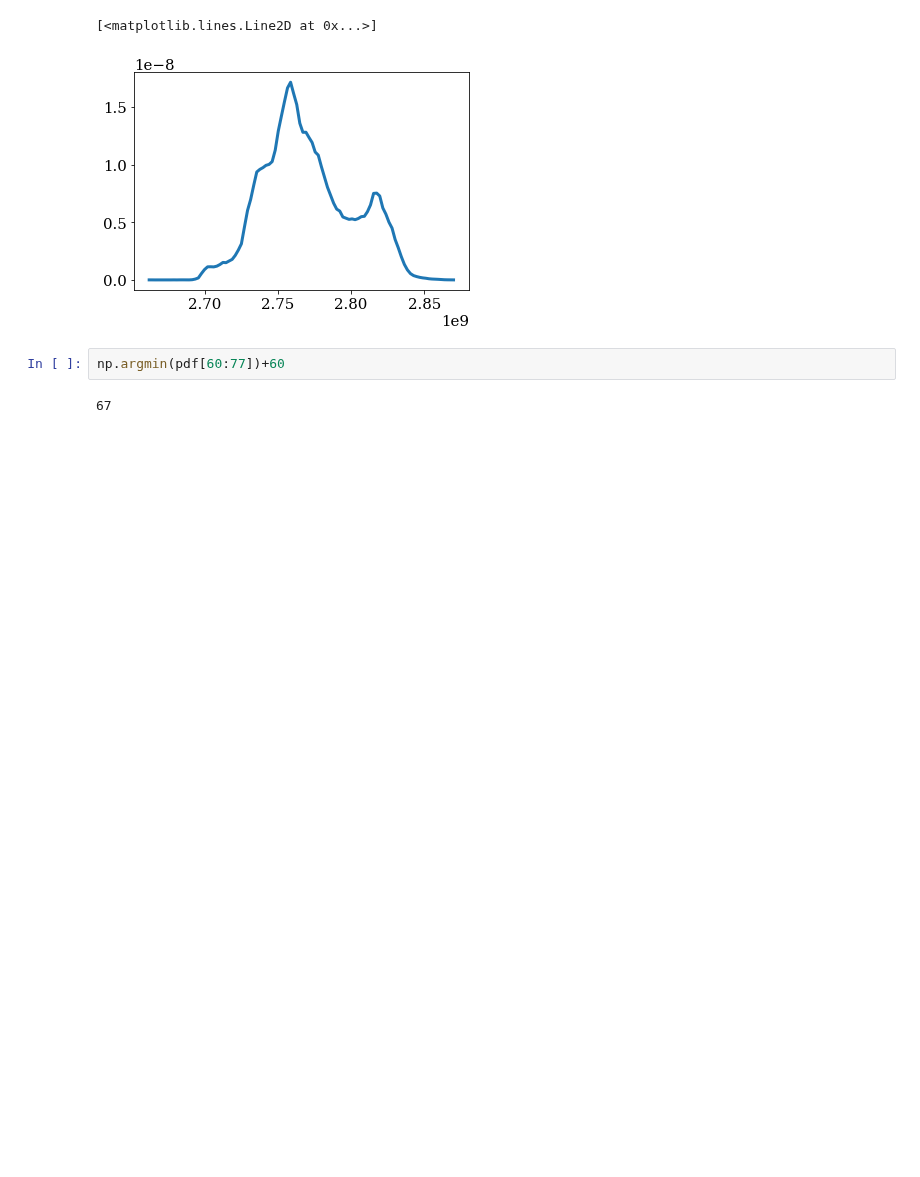
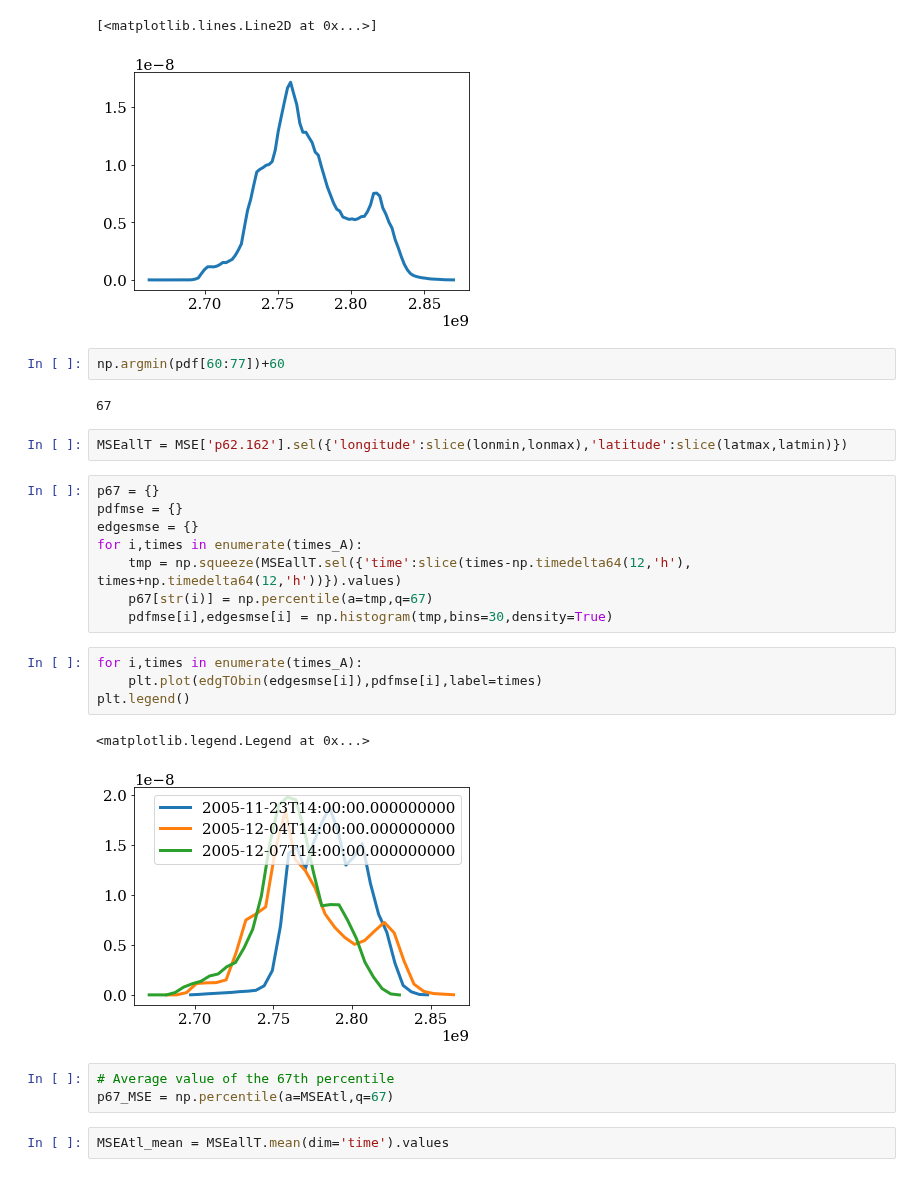
Before and after one commit to tbeucler/2019_WMI, a Jupyter notebook: dev/tbeucler/017_MSE_potential_decomposition.ipynb, the cells around one changed output. Cells and saved outputs as stored; diff of their text form; blank space fills up the shorter version.

```diff
--- a/dev/tbeucler/017_MSE_potential_decomposition.ipynb
+++ b/dev/tbeucler/017_MSE_potential_decomposition.ipynb
@@ -444,3 +448,25 @@ plt.plot(edgTObin(edges),pdf)
 np.argmin(pdf[60:77])+60
 # %% [output]
 67
+# %%
+MSEallT = MSE['p62.162'].sel({'longitude':slice(lonmin,lonmax),'latitude':slice(latmax,latmin)})
+# %%
+p67 = {}
+pdfmse = {}
+edgesmse = {}
+for i,times in enumerate(times_A):
+    tmp = np.squeeze(MSEallT.sel({'time':slice(times-np.timedelta64(12,'h'), times+np.timedelta64(12,'h'))}).values)
+    p67[str(i)] = np.percentile(a=tmp,q=67)
+    pdfmse[i],edgesmse[i] = np.histogram(tmp,bins=30,density=True)
+# %%
+for i,times in enumerate(times_A):
+    plt.plot(edgTObin(edgesmse[i]),pdfmse[i],label=times)
+plt.legend()
+# %% [output]
+<matplotlib.legend.Legend at 0x...>
+[figure, added]
+# %%
+# Average value of the 67th percentile
+p67_MSE = np.percentile(a=MSEAtl,q=67)
+# %%
+MSEAtl_mean = MSEallT.mean(dim='time').values
```
Also changed, not shown: parts of 46 cells of this notebook.
